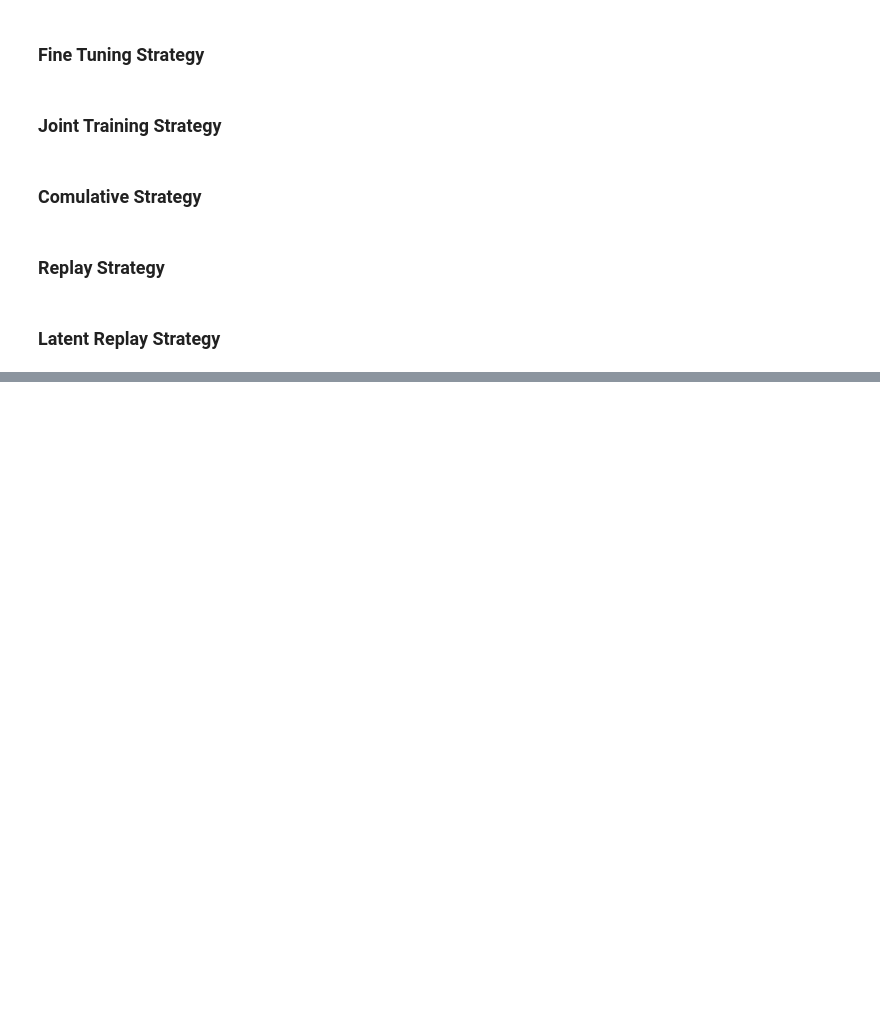
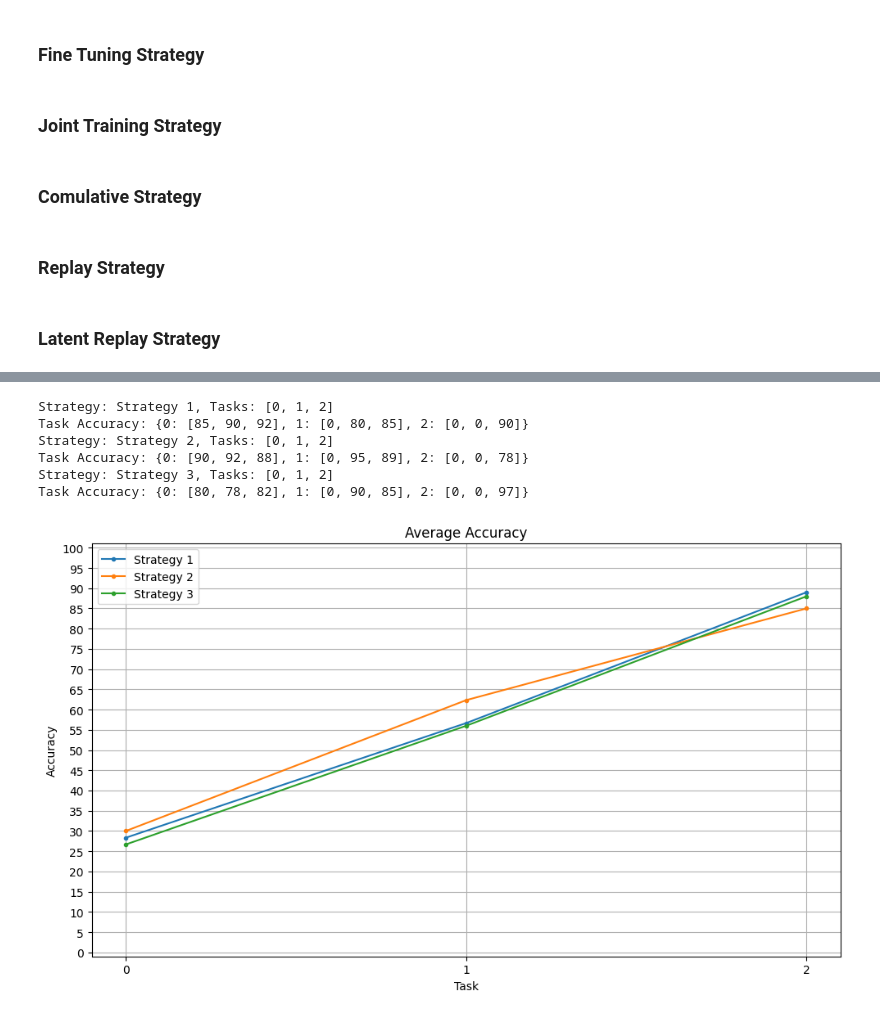
Before and after one commit to Tremo8/CL_Thesis, a Jupyter notebook: Final.ipynb, the cells around one changed output, grey strips where cells are left out. Saved outputs shown, nothing was run; the diff lists cells and outputs as text; code cells hidden in the pictures; blank space fills up the shorter version.

```diff
--- a/Final.ipynb
+++ b/Final.ipynb
@@ -228,0 +308,75 @@ utils.plot_accs(accs)
+# %%
+import matplotlib.pyplot as plt
+import numpy as np
+
+def plot_average_accuracy(task_acc, fig=None, label=None):
+    """
+    Plot the average accuracy of all tasks.
+
+    Args:
+        task_acc (dict): A dictionary containing the accuracy of each task.
+        fig (matplotlib.figure.Figure, optional): The figure to use for plotting.
+            If not provided, a new figure will be created.
+        label (str, optional): Label for the current plot. Only used if `fig` is provided.
+
+    Returns:
+        matplotlib.figure.Figure: The figure containing the plot.
+    """
+    if fig is None:
+        fig, ax = plt.subplots(figsize=(10, 6))
+    else:
+        ax = fig.get_axes()[0]
+
+    num_tasks = len(task_acc)
+    averages = [sum(values) / num_tasks for values in zip(*task_acc.values())]
+    ax.plot(averages, marker='.', label=label)
+    ax.grid(True)
+    ax.set_xlabel('Task')
+    ax.set_ylabel('Accuracy')
+    ax.set_yticks(np.arange(0, 101, 5))
+    ax.set_ylim(-1, 101)
+    ax.set_xticks(list(task_acc.keys()))
+    ax.set_title('Average Accuracy')
+    ax.legend()
+
+    plt.tight_layout()
+
+    return fig
+
+# Example usage:
+strategy_dict = {
+    "Strategy 1": {
+        0: [85, 90, 92],
+        1: [0, 80, 85],
+        2: [0, 0, 90],
+        # Add more tasks as needed...
+    },
+    "Strategy 2": {
+        0: [90, 92, 88],
+        1: [0, 95, 89],
+        2: [0, 0, 78],
+        # Add more tasks as needed...
+    },
+    "Strategy 3": {
+        0: [80, 78, 82],
+        1: [0, 90, 85],
+        2: [0, 0, 97],
+        # Add more tasks as needed...
+    },
+}
+fig = None
+for key, value in strategy_dict.items():
+    print(f"Strategy: {key}, Tasks: {list(value.keys())}")
+    print(f"Task Accuracy: {value}")
+    fig = plot_average_accuracy(value, fig, label=key)
+
+# Display the final figure with all the plots
+plt.show()
+# %% [output]
+Strategy: Strategy 1, Tasks: [0, 1, 2]
+Task Accuracy: {0: [85, 90, 92], 1: [0, 80, 85], 2: [0, 0, 90]}
+Strategy: Strategy 2, Tasks: [0, 1, 2]
+Task Accuracy: {0: [90, 92, 88], 1: [0, 95, 89], 2: [0, 0, 78]}
+Strategy: Strategy 3, Tasks: [0, 1, 2]
+Task Accuracy: {0: [80, 78, 82], 1: [0, 90, 85], 2: [0, 0, 97]}
+[figure, added]
```
Also changed, not shown: parts of 3 cells of this notebook, 3 other files.
